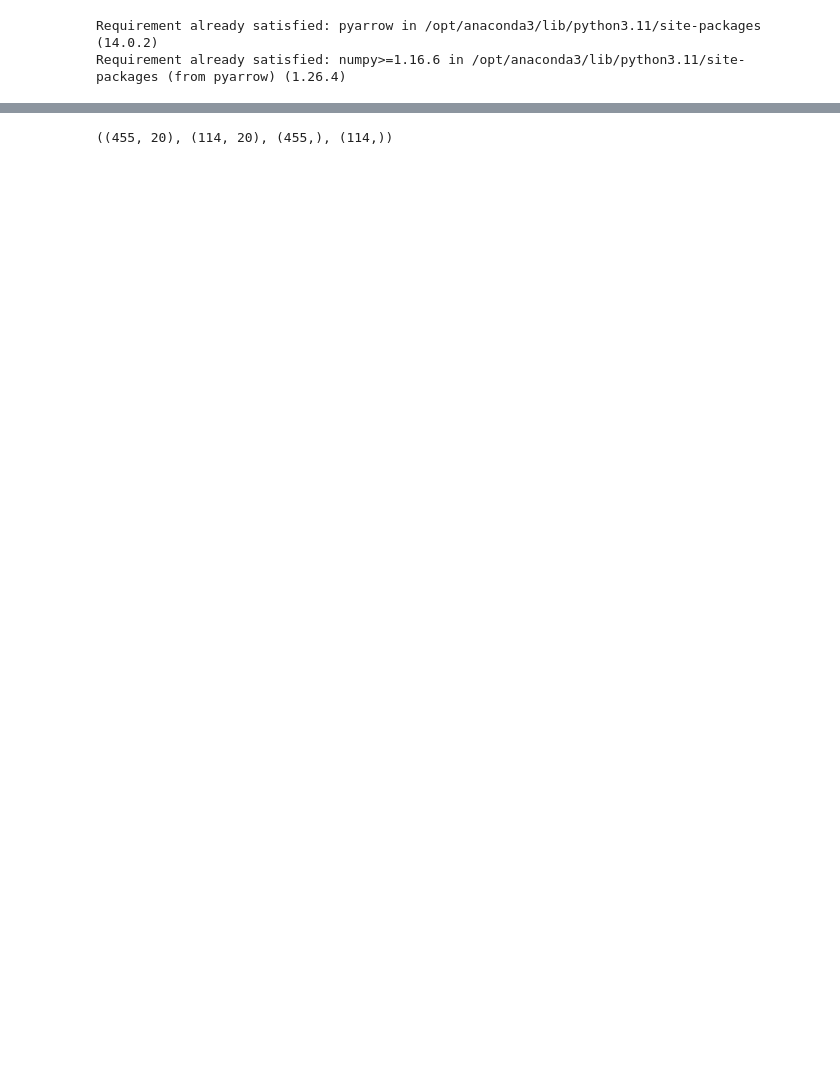
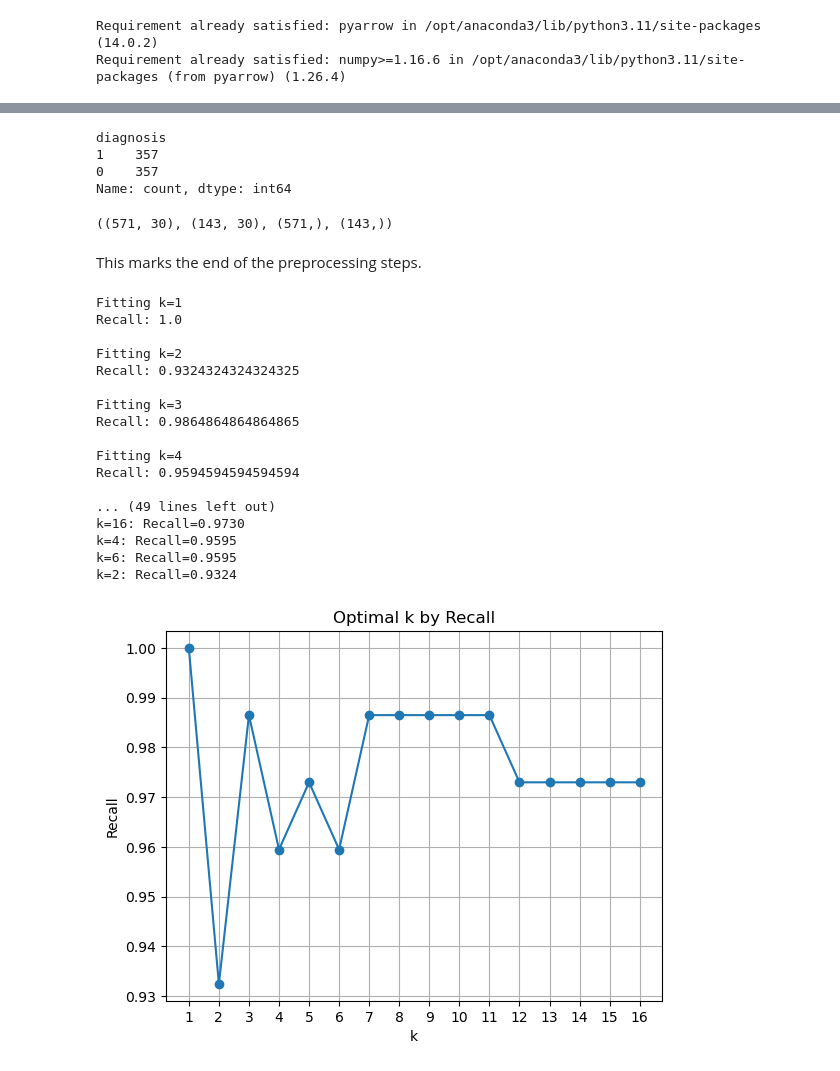
Before and after one commit to m-liv/bc-project, a Jupyter notebook: knn.ipynb, the cells around one changed output, grey strips where cells are left out. Drawn from its saved outputs; the diff is of its cells as text; code cells hidden in the pictures; blank space fills up the shorter version.

```diff
--- a/knn.ipynb
+++ b/knn.ipynb
@@ -54,10 +59,72 @@ df
+# %%
+# Resample using SMOTE
+smote = SMOTE(random_state=42)
+X_smote, y_smote = smote.fit_resample(X, y)
+
+# See the distribution of the classes after SMOTE
+y_counts = y_smote.value_counts()
+y_counts
+# %% [output]
+diagnosis
+1    357
+0    357
+Name: count, dtype: int64
 # %%
 # Implement 80-20 train-test split
-X = df.drop(columns=['diagnosis'])
-y = df['diagnosis']
-
-X_train, X_test, y_train, y_test = train_test_split(X, y, test_size=0.2, random_state=42)
+X_train, X_test, y_train, y_test = train_test_split(X_smote, y_smote, test_size=0.2, random_state=42)
+X_train.shape, X_test.shape, y_train.shape, y_test.shape
+# %% [output]
+((571, 30), (143, 30), (571,), (143,))
-# %%
-X_train.shape, X_test.shape, y_train.shape, y_test.shape
-# %% [output]
-((455, 20), (114, 20), (455,), (114,))
+# %% [markdown]
+This marks the end of the preprocessing steps.
+# %%
+# Determining the optimal value of k
+k_bar = 16
+k_values = range(1, k_bar + 1)
+recalls = dict()
+# %%
+for k in k_values:
+    print(f"Fitting k={k}")
+    knn = KNeighborsClassifier(n_neighbors=k)
+    predictor = knn.fit(X_train, y_train)
+    y_pred = predictor.predict(X_test)
+    recalls[k] = recall_score(y_test, y_pred)
+    print(f"Recall: {recalls[k]}")
+    print()
+
+# Find the optimal k
+recall_max = max(recalls.values())
+k_star = max(recalls, key=recalls.get)
+# Plot the recall values
+plt.plot(k_values, recalls.values(), marker='o')
+plt.title("Optimal k by Recall")
+plt.xlabel("k")
+plt.ylabel("Recall")
+plt.xticks(k_values)
+plt.grid()
+
+# Sort the recalls dictionary by recall values
+sorted_recalls = sorted(recalls.items(), key=lambda x: x[1], reverse=True)
+# Print the sorted recalls
+print("Sorted recalls:")
+for k, recall in sorted_recalls:
+    print(f"k={k}: Recall={recall:.4f}")
+# %% [output]
+Fitting k=1
+Recall: 1.0
+
+Fitting k=2
+Recall: 0.9324324324324325
+
+Fitting k=3
+Recall: 0.9864864864864865
+
+Fitting k=4
+Recall: 0.9594594594594594
+
+... (49 lines left out)
+k=16: Recall=0.9730
+k=4: Recall=0.9595
+k=6: Recall=0.9595
+k=2: Recall=0.9324
+[figure, added]
```
Also changed, not shown: parts of 22 cells of this notebook.
